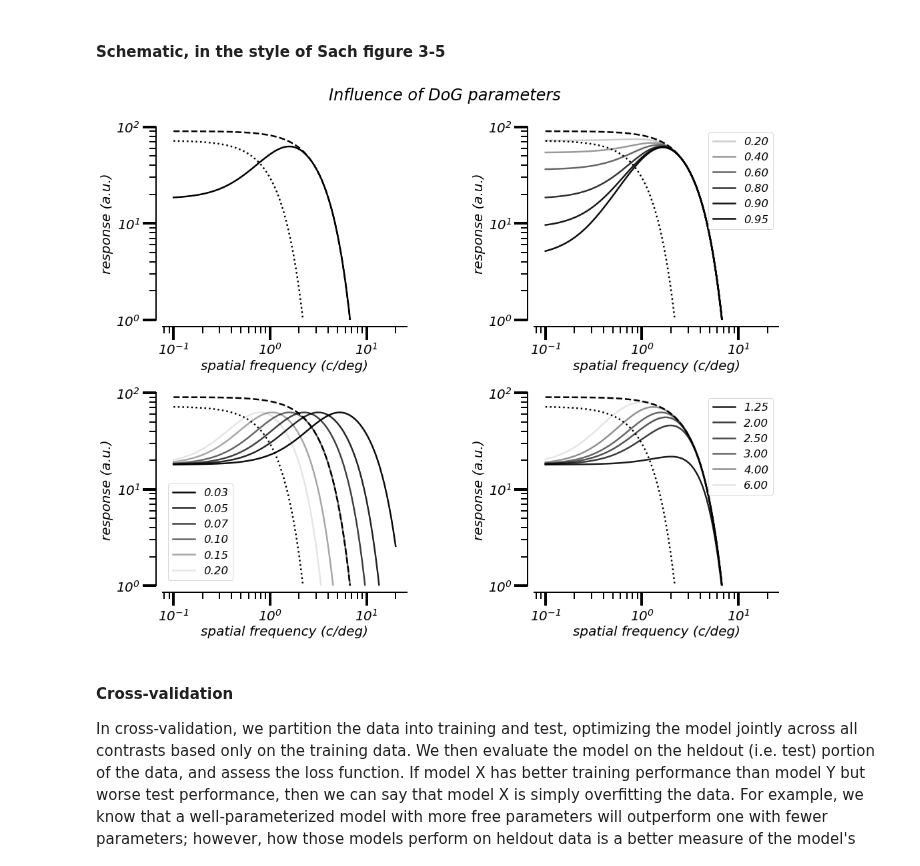
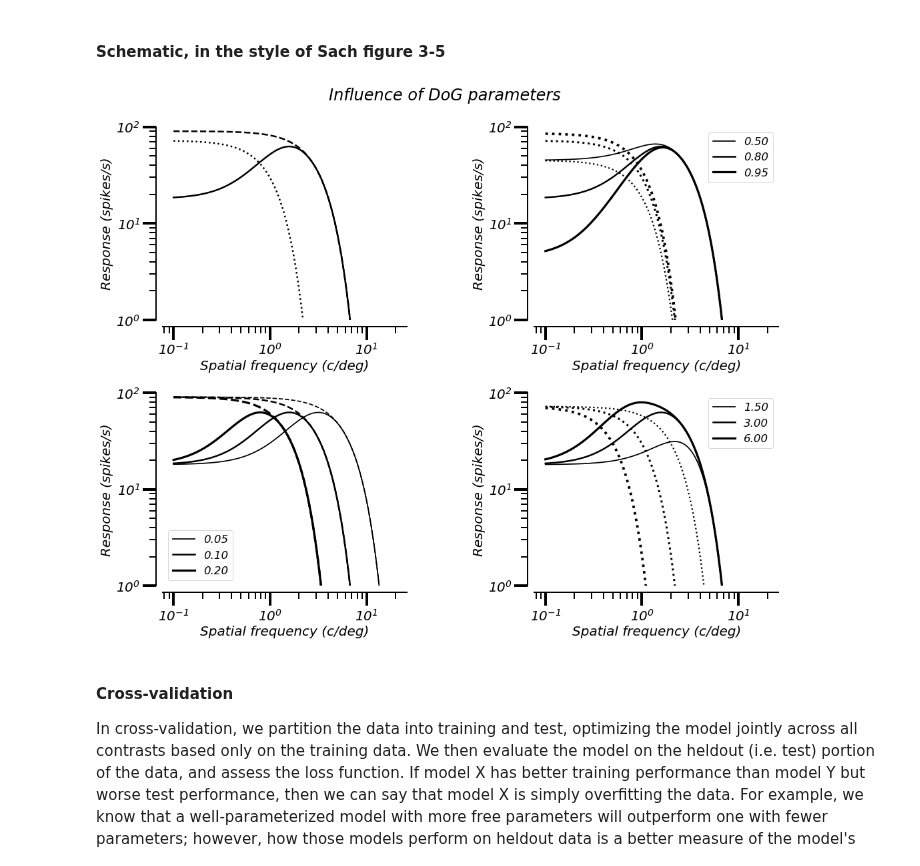
Before and after one commit to paul-levy/SF-diversity, a Jupyter notebook: 01_sfTuning_contrast.ipynb, the cells around one changed output. Cells and saved outputs as stored; diff of their text form; code cells hidden in the pictures.

```diff
--- a/01_sfTuning_contrast.ipynb
+++ b/01_sfTuning_contrast.ipynb
@@ -103,6 +103,8 @@ and, as of 22.06.07, a more succinct version of the above model in which the cen
 ref_params = [90, 0.1, 0.8, 3]
 # sf values
 vals = np.geomspace(0.1, 20, 100);
+
+del_linewidth = True;
 
 nrow, ncol = 2,2
 f, ax = plt.subplots(nrow, ncol, figsize=(nrow*8,ncol*6))
@@ -121,59 +123,91 @@ only_sur[2] = 0;
 ax[0,0].plot(vals, hf.DoGsach(*only_sur, stim_sf=vals)[0], 'k:')
 
 # then, vol difference
-vols = [0.2,0.4,0.6,0.8,0.9,0.95]
-ax[0,1].plot(vals, hf.DoGsach(*only_sur, stim_sf=vals)[0], 'k:')
-ax[0,1].plot(vals, hf.DoGsach(*only_ctr, stim_sf=vals)[0], 'k--')
-for v in vols:
+vols = [0.5,0.8,0.95]
+# vols = [0.2,0.4,0.6,0.8,0.9,0.95]
+# ax[0,1].plot(vals, hf.DoGsach(*only_sur, stim_sf=vals)[0], 'k:')
+# ax[0,1].plot(vals, hf.DoGsach(*only_ctr, stim_sf=vals)[0], 'k--')
+for ii,v in enumerate(vols):
     prms_curr = np.copy(ref_params);
     prms_curr[2] = v;
-    ax[0,1].plot(vals, hf.DoGsach(*prms_curr, stim_sf=vals)[0], 'k-', alpha=v, label='%.2f' % v)
+
+    # now, change the linewidth to be a fraction of the default
+#     curr_lw = v/np.median(vols) * rcParams['lines.linewidth'] if del_linewidth else rcParams['lines.linewidth']
+    curr_lw = (0.7+0.3*ii) * rcParams['lines.linewidth'] if del_linewidth else rcParams['lines.linewidth']
+
+    ax[0,1].plot(vals, hf.DoGsach(*prms_curr, stim_sf=vals)[0], 'k-', label='%.2f' % v, linewidth=curr_lw)#, alpha=v)
     ax[0,1].legend(fontsize='small')
+    # pretend the surround is the center, and plot just that
+    prms_curr[0] = prms_curr[0]*prms_curr[2];
+    prms_curr[1] = prms_curr[1]*prms_curr[3];
+    prms_curr[2] = 0;
+    ax[0,1].plot(vals, hf.DoGsach(*prms_curr, stim_sf=vals)[0], 'k:', linewidth=0.5+curr_lw) # add a bit extra width for the dotted lines!
+
 
 # then, rc
-rcs = [0.03, 0.05, 0.07,0.1,0.15,0.2]
-ax[1,0].plot(vals, hf.DoGsach(*only_sur, stim_sf=vals)[0], 'k:')
-ax[1,0].plot(vals, hf.DoGsach(*only_ctr, stim_sf=vals)[0], 'k--')
-for r in rcs:
+rcs = [0.05,0.1,0.2]
+# rcs = [0.03, 0.05, 0.07,0.1,0.15,0.2]
+# ax[1,0].plot(vals, hf.DoGsach(*only_sur, stim_sf=vals)[0], 'k:')
+# ax[1,0].plot(vals, hf.DoGsach(*only_ctr, stim_sf=vals)[0], 'k--')
+for ii,r in enumerate(rcs):
     prms_curr = np.copy(ref_params);
     prms_curr[1] = r;
     alph = 1 - r/rcs[-1] + 0.1
-    ax[1,0].plot(vals, hf.DoGsach(*prms_curr, stim_sf=vals)[0], 'k-', label='%.2f' % r, alpha=alph)
+
+    # now, change the linewidth to be a fraction of the default
+    curr_lw = (0.7+0.3*ii) * rcParams['lines.linewidth'] if del_linewidth else rcParams['lines.linewidth']
+
+    ax[1,0].plot(vals, hf.DoGsach(*prms_curr, stim_sf=vals)[0], 'k-', label='%.2f' % r, linewidth=curr_lw);#, alpha=alph)
     ax[1,0].legend(fontsize='small')
 
+    prms_curr[2] = 0; # shut off the suround, and plot only the center...
+    ax[1,0].plot(vals, hf.DoGsach(*prms_curr, stim_sf=vals)[0], 'k--', linewidth=curr_lw)
+
 # then, rs
-rss = [1.25, 2, 2.5, 3, 4, 6]
-ax[1,1].plot(vals, hf.DoGsach(*only_sur, stim_sf=vals)[0], 'k:')
-ax[1,1].plot(vals, hf.DoGsach(*only_ctr, stim_sf=vals)[0], 'k--')
-for r in rss:
+rss = [1.5,3,6]
+# rss = [1.25, 2, 2.5, 3, 4, 6]
+# ax[1,1].plot(vals, hf.DoGsach(*only_sur, stim_sf=vals)[0], 'k:')
+# ax[1,1].plot(vals, hf.DoGsach(*only_ctr, stim_sf=vals)[0], 'k--')
+for ii,r in enumerate(rss):
     prms_curr = np.copy(ref_params);
     prms_curr[3] = r;
     alph = 1 - r/rss[-1] + 0.1
-    ax[1,1].plot(vals, hf.DoGsach(*prms_curr, stim_sf=vals)[0], 'k-', label='%.2f' % r, alpha=alph)
+
+    # now, change the linewidth to be a fraction of the default
+    curr_lw = (0.7+0.3*ii) * rcParams['lines.linewidth'] if del_linewidth else rcParams['lines.linewidth']
+#     curr_lw = np.sqrt(r/np.median(rss)) * rcParams['lines.linewidth'] if del_linewidth else rcParams['lines.linewidth']
+
+    ax[1,1].plot(vals, hf.DoGsach(*prms_curr, stim_sf=vals)[0], 'k-', label='%.2f' % r, linewidth=curr_lw)#, alpha=alph)
+
+    # pretend the surround is the center, and plot just that
+    prms_curr[0] = prms_curr[0]*prms_curr[2];
+    prms_curr[1] = prms_curr[1]*prms_curr[3];
+    prms_curr[2] = 0;
+    ax[1,1].plot(vals, hf.DoGsach(*prms_curr, stim_sf=vals)[0], 'k:', linewidth=0.5+curr_lw) # add a bit extra width for the dotted lines!
     ax[1,1].legend(fontsize='small')
 
 for i,j in itertools.product(range(2),range(2)):
     ax[i,j].set_xscale('log')
     ax[i,j].set_yscale('log')
     ax[i,j].set_ylim([1, 100])
-    ax[i,j].set_xlabel('spatial frequency (c/deg)')
-    ax[i,j].set_ylabel('response (a.u.)')
+    ax[i,j].set_xlabel('Spatial frequency (c/deg)')
+    ax[i,j].set_ylabel('Response (spikes/s)')
     ax[i,j].set_aspect('equal')
 
 sns.despine(offset=10)
 f.suptitle(r'Influence of DoG parameters')
 
 f.tight_layout()
 
-saveName = "/01_01_02_sach_simulation.pdf";
+saveName = "/01_01_02_sach_simulation%s.pdf" % ('_dLW' if del_linewidth else '');
 full_save = os.path.dirname(save_loc);
 if not os.path.exists(full_save):
     os.makedirs(full_save)
 pdfSv = pltSave.PdfPages(full_save + saveName);
 pdfSv.savefig(f) # only one figure here...
 pdfSv.close()
 # %% [output]
-[figure, old version]
+[figure, new version]
 # %% [markdown]
 #### Cross-validation
 
```
Also changed, not shown: parts of 3 cells of this notebook.
